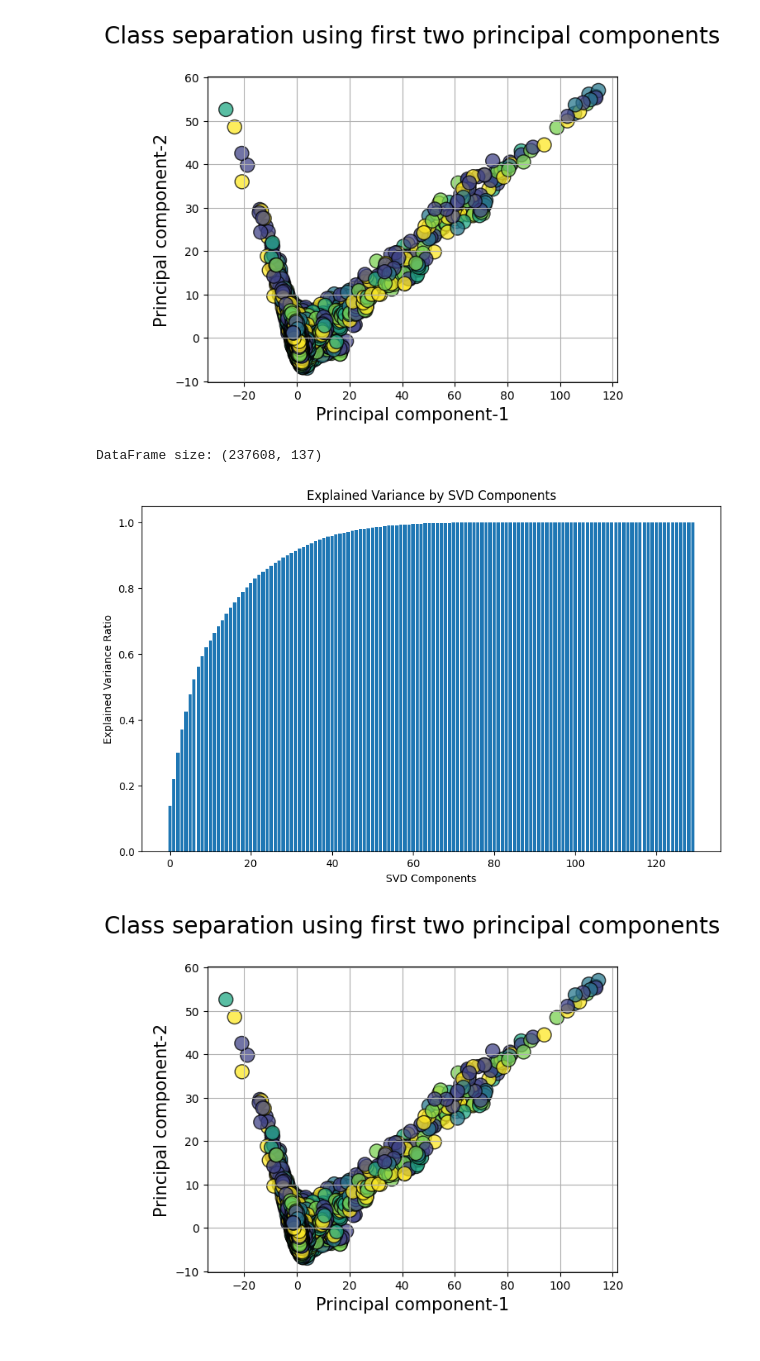
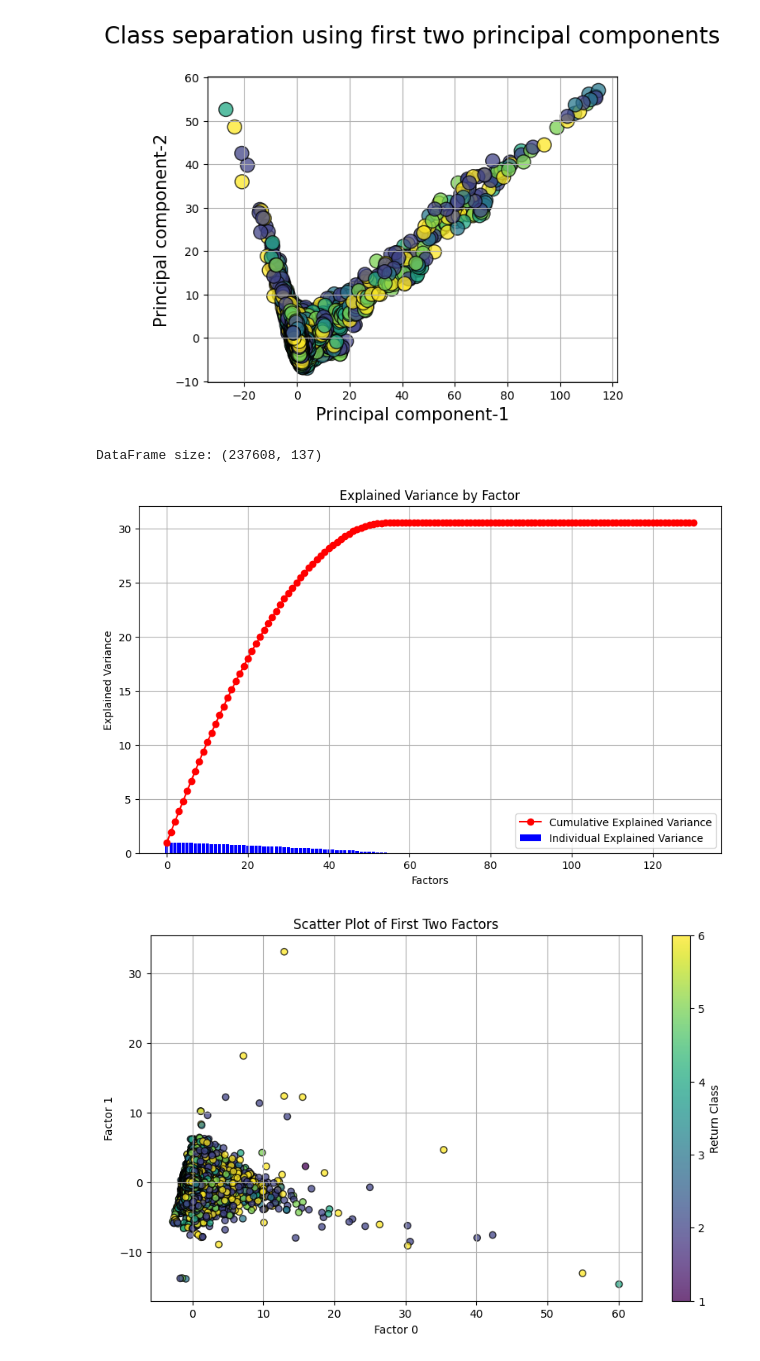
Before and after one commit to pengjin2/ml_project, a Jupyter notebook: dim_redux_results.ipynb, the cells around one changed output. Drawn from its saved outputs; the diff is of its cells as text; code cells hidden in the pictures.

```diff
--- a/dim_redux_results.ipynb
+++ b/dim_redux_results.ipynb
@@ -43,8 +43,8 @@ DataFrame size: (237608, 137)
 [figure]
 # %%
 # FA
-fa_reduced_df = dr_obj.svd_fit()
+fa_reduced_df = dr_obj.fa_fit()
 # %% [output]
 DataFrame size: (237608, 137)
-[figure, old version]
+[figure, new version]
-[figure, old version]
+[figure, new version]
```
